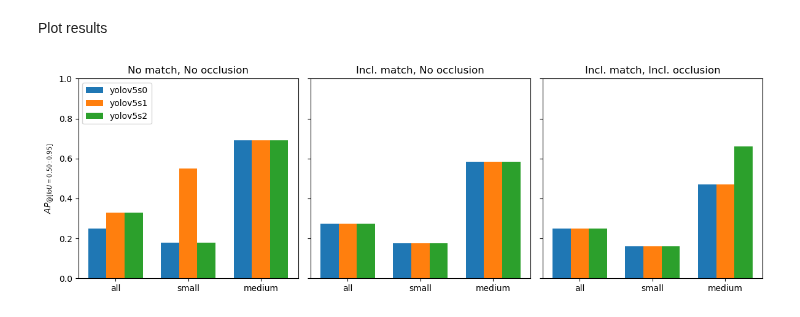
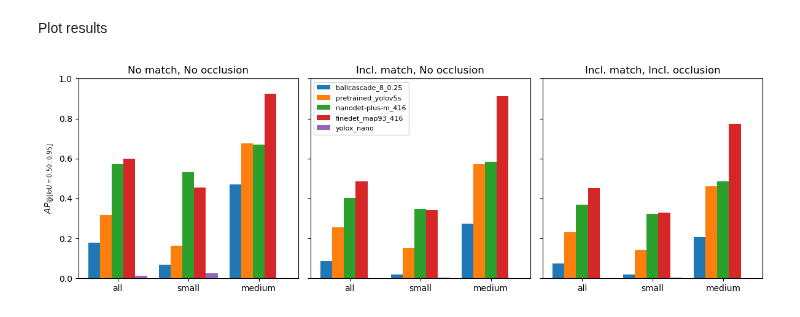
Before and after one commit to 262882/msc_detector_evaluation, a Jupyter notebook: notebook/detector_stats.ipynb, the cells around one changed output. Drawn from its saved outputs; the diff is of its cells as text; code cells hidden in the pictures.

```diff
--- a/notebook/detector_stats.ipynb
+++ b/notebook/detector_stats.ipynb
@@ -10,11 +10,11 @@ warnings.filterwarnings("ignore")
 Collect statistics
 # %%
 load_dirs = [
-    '../results/basic_stats0.json',
-    '../results/basic_stats1.json',
-    '../results/basic_stats2.json',
-    #'../results/basic_stats3.json',
-    #'../results/basic_stats4.json',
+    '../results/ballcascade_8_0.25_stats.json',
+    '../results/pretrained_yolov5s_stats.json',
+    '../results/nanodet-plus-m_416_stats.json',
+    '../results/finedet_map93_416_stats.json',
+    '../results/yolox_nano_stats.json',
 ]
 models_dict = {}
 for dir in load_dirs:
@@ -42,22 +42,22 @@ def my_barplot(ax, num):
 # %%
 measures = [key[measures_keys[0].rfind('-')+1:-1] for key in measures_keys]
 
 fig,axes = plt.subplots(nrows=1, ncols=3, figsize=(12,4), sharey=True)
 ax=axes.ravel()
 
 ax[0].set_title("No match, No occlusion")
 my_barplot(ax,0)
-ax[0].legend(loc ="upper left")
 ax[0].set_ylabel('$'+ measures_keys[0][:measures_keys[0].find('-')]+'}$')
 ax[0].set_ylim([0,1])
 
 ax[1].set_title("Incl. match, No occlusion")
 my_barplot(ax,1)
+ax[1].legend(loc="upper left", fontsize="8", ncol=1)
 
 ax[2].set_title("Incl. match, Incl. occlusion")
 my_barplot(ax,2)
 
 fig.tight_layout()
 plt.show()
 # %% [output]
-[figure, old version]
+[figure, new version]
```
Also changed, not shown: 4 other files.
